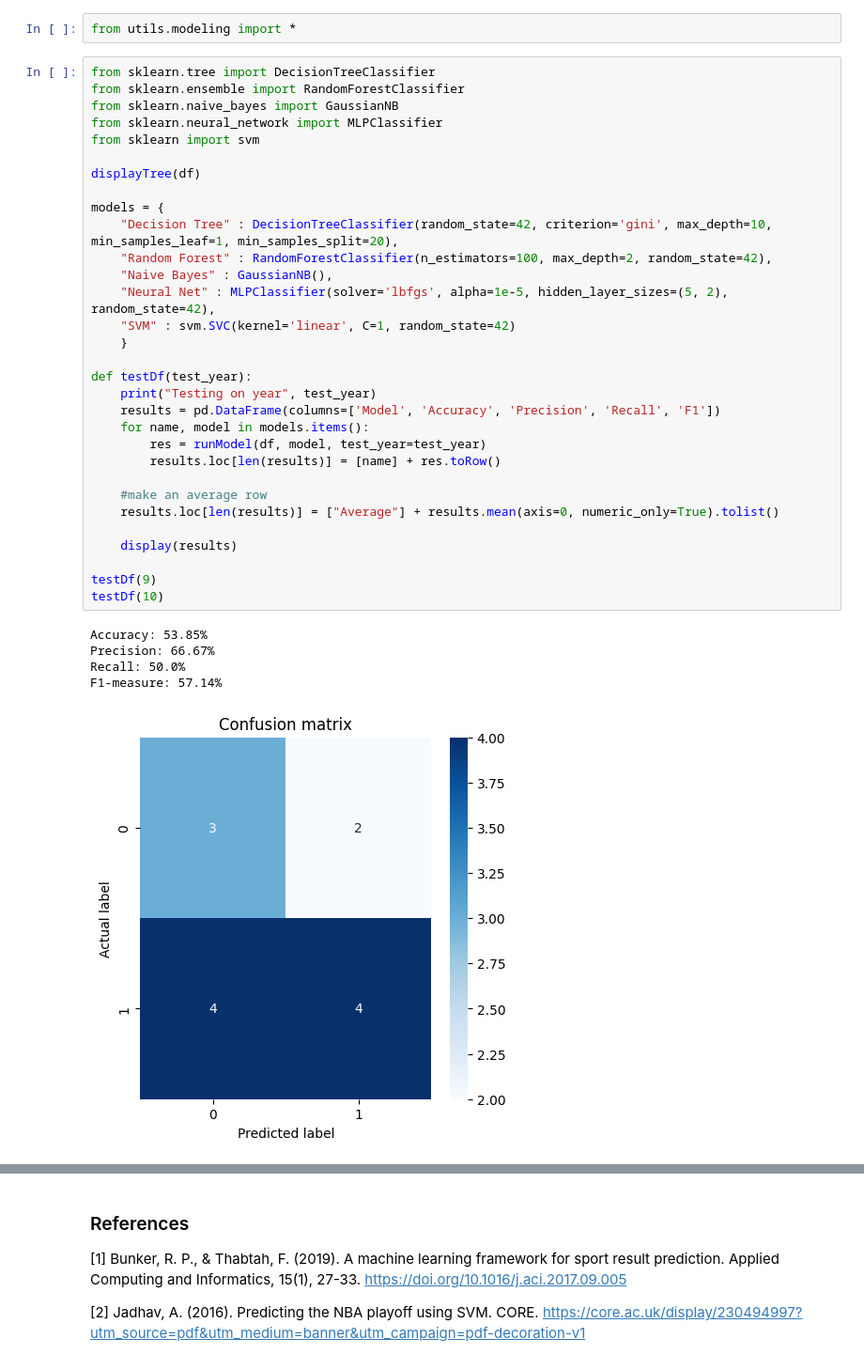
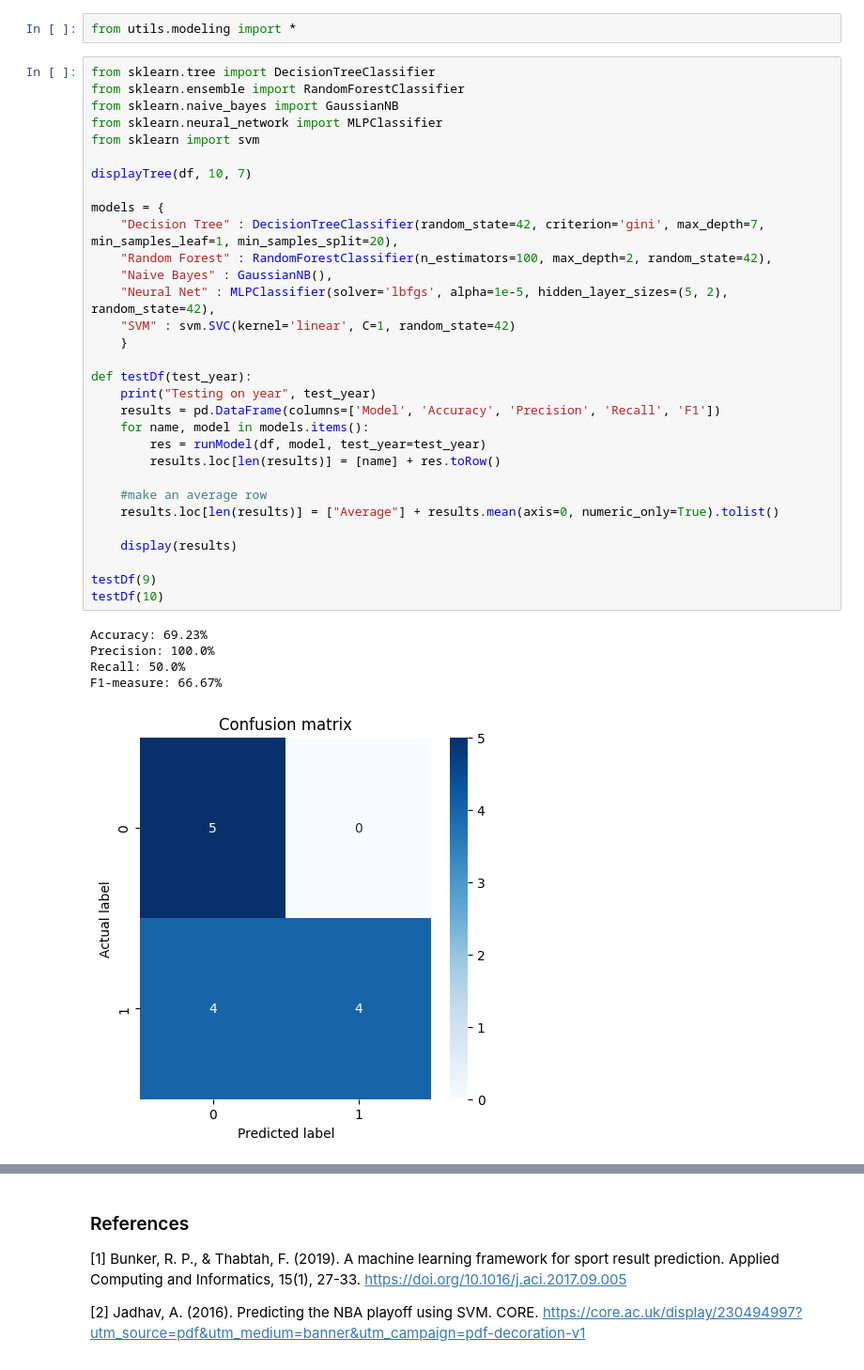
Before and after one commit to MartimHenriques/feup-machine-learning, a Jupyter notebook: src/pipeline.ipynb, the cells around one changed output, grey strips where cells are left out. Shown at 94% size. Drawn from its saved outputs; the diff is of its cells as text.

```diff
--- a/src/pipeline.ipynb
+++ b/src/pipeline.ipynb
@@ -75,36 +75,36 @@ from utils.modeling import *
 from sklearn.tree import DecisionTreeClassifier
 from sklearn.ensemble import RandomForestClassifier
 from sklearn.naive_bayes import GaussianNB
 from sklearn.neural_network import MLPClassifier
 from sklearn import svm
 
-displayTree(df)
+displayTree(df, 10, 7)
 
 models = {
-    "Decision Tree" : DecisionTreeClassifier(random_state=42, criterion='gini', max_depth=10, min_samples_leaf=1, min_samples_split=20),
+    "Decision Tree" : DecisionTreeClassifier(random_state=42, criterion='gini', max_depth=7, min_samples_leaf=1, min_samples_split=20),
     "Random Forest" : RandomForestClassifier(n_estimators=100, max_depth=2, random_state=42),
     "Naive Bayes" : GaussianNB(),
     "Neural Net" : MLPClassifier(solver='lbfgs', alpha=1e-5, hidden_layer_sizes=(5, 2), random_state=42),
     "SVM" : svm.SVC(kernel='linear', C=1, random_state=42)
     }
 
 def testDf(test_year):
     print("Testing on year", test_year)
     results = pd.DataFrame(columns=['Model', 'Accuracy', 'Precision', 'Recall', 'F1'])
     for name, model in models.items():
         res = runModel(df, model, test_year=test_year)
         results.loc[len(results)] = [name] + res.toRow()
 
     #make an average row
     results.loc[len(results)] = ["Average"] + results.mean(axis=0, numeric_only=True).tolist()
 
     display(results)
 
 testDf(9)
 testDf(10)
 # %% [output]
-Accuracy: 53.85%
-Precision: 66.67%
+Accuracy: 69.23%
+Precision: 100.0%
 Recall: 50.0%
-F1-measure: 57.14%
+F1-measure: 66.67%
-[figure, old version]
+[figure, new version]
```
Also changed, not shown: parts of 3 cells of this notebook, 6 other files.
